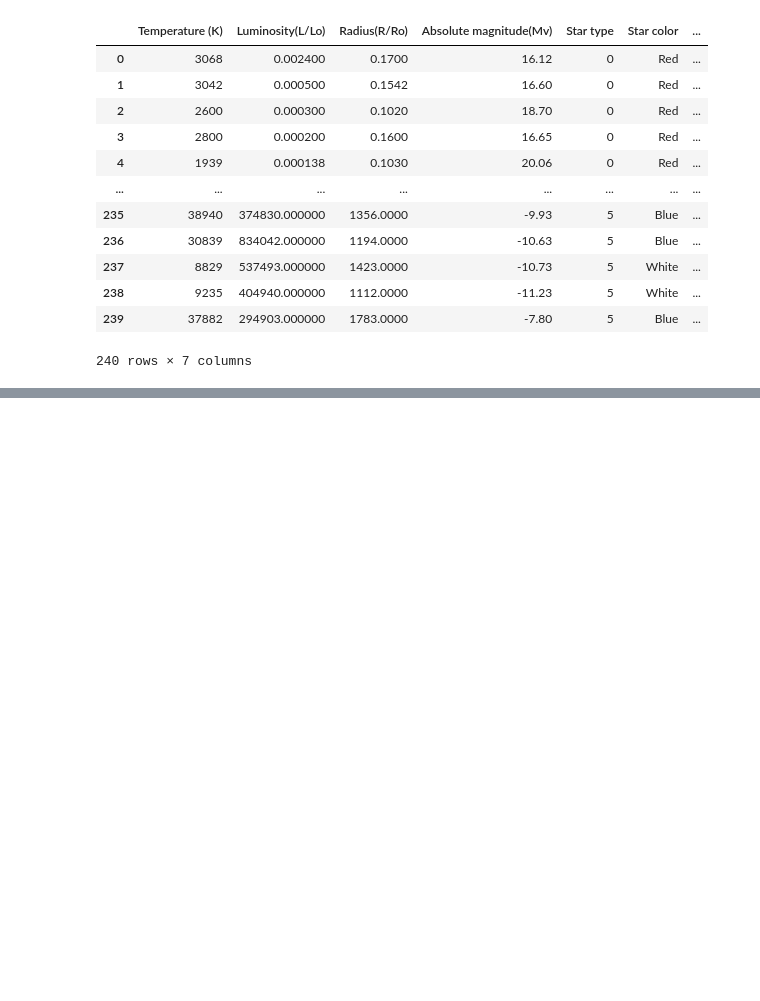
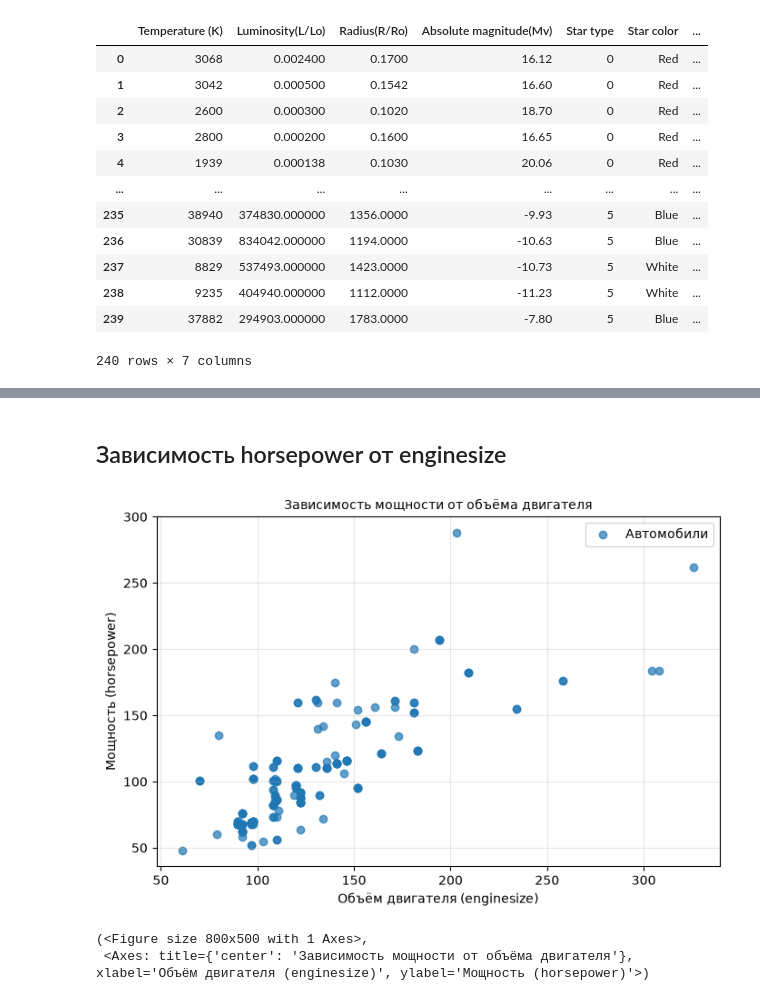
Before and after one commit to BorisSalimov87/latex_with_ai, a Jupyter notebook: discover.ipynb, the cells around one changed output, grey strips where cells are left out. Saved outputs shown, nothing was run; the diff lists cells and outputs as text; code cells hidden in the pictures; blank space fills up the shorter version.

Commit message:
Add plot

```diff
--- a/discover.ipynb
+++ b/discover.ipynb
@@ -21,0 +39,10 @@ df
+# %% [markdown]
+## Зависимость horsepower от enginesize
+# %%
+from plot.plot_engine import plot_engine
+
+plot_engine()
+# %% [output]
+[figure, added]
+(<Figure size 800x500 with 1 Axes>,
+ <Axes: title={'center': 'Зависимость мощности от объёма двигателя'}, xlabel='Объём двигателя (enginesize)', ylabel='Мощность (horsepower)'>)
```
Also changed, not shown: parts of 2 cells of this notebook, 1 other file.
